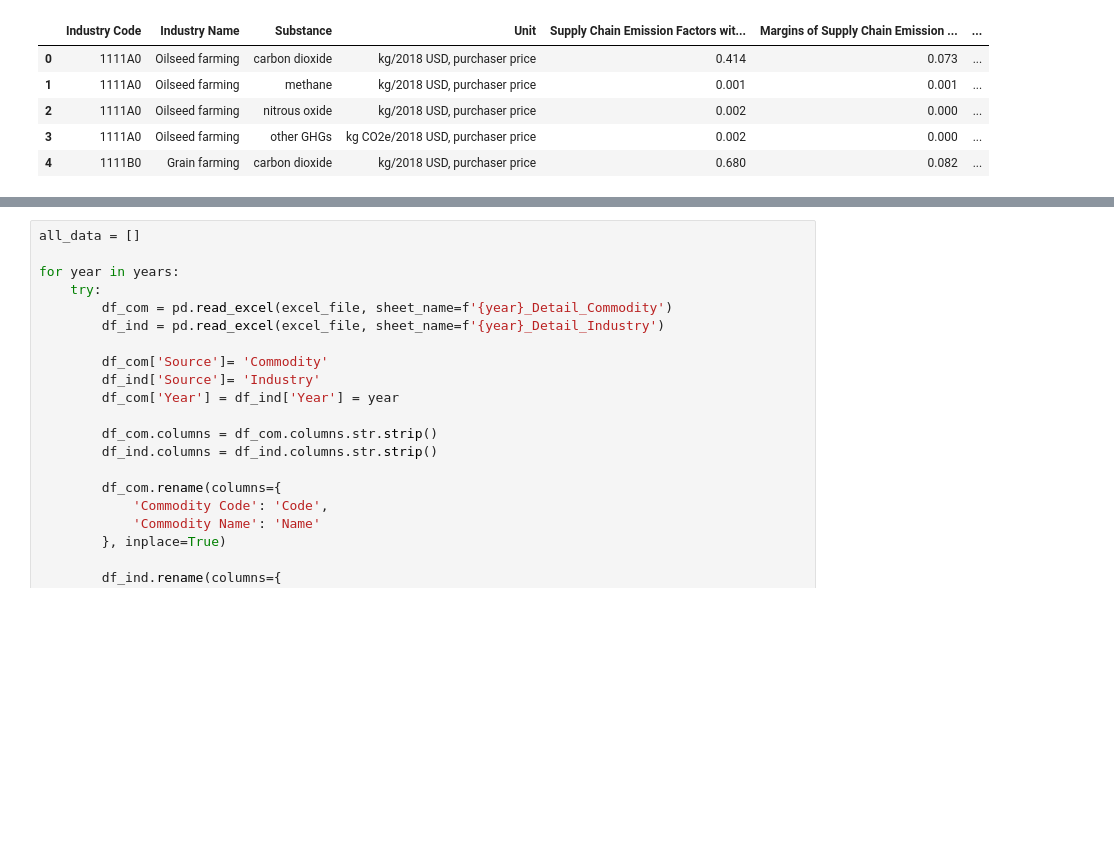
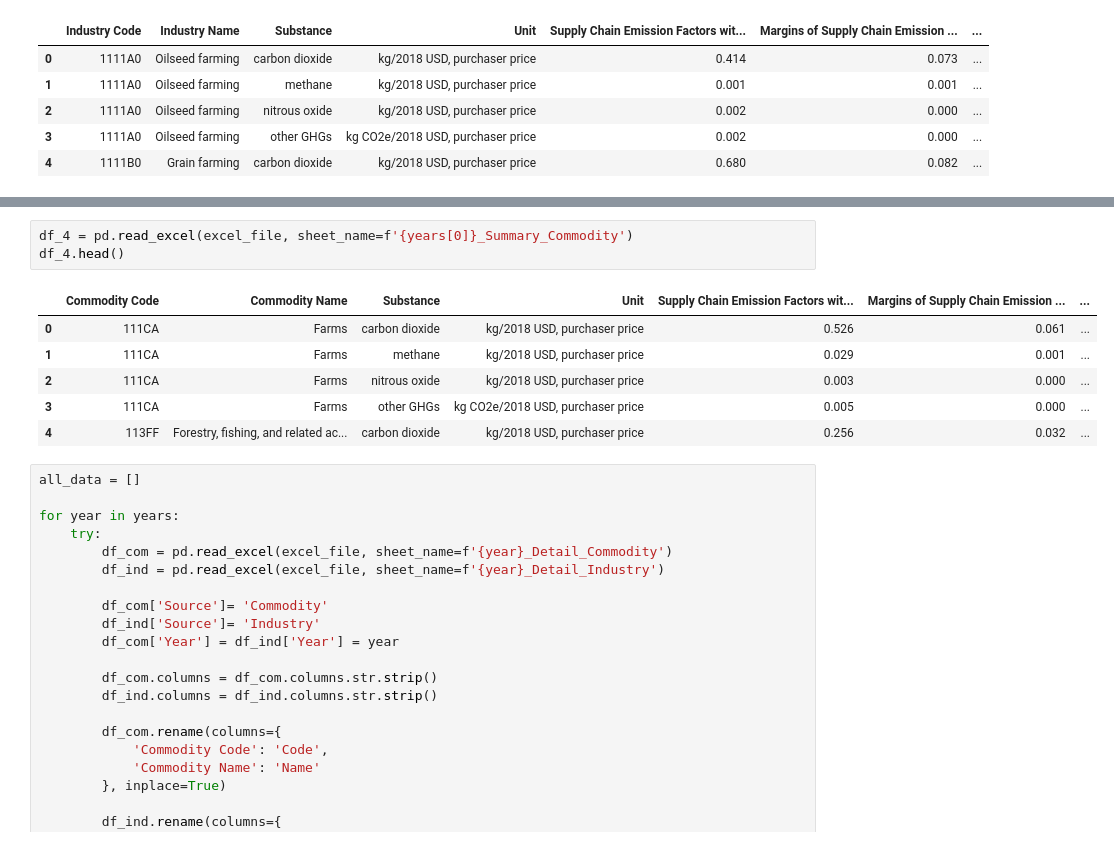
Before and after one commit to sahilbhatt99/Greenhouse, a Jupyter notebook: GreenhouseEmissionPrediction.ipynb, the cells around one changed output, grey strips where cells are left out. Saved outputs shown, nothing was run; the diff lists cells and outputs as text; blank space fills up the shorter version.

```diff
--- a/GreenhouseEmissionPrediction.ipynb
+++ b/GreenhouseEmissionPrediction.ipynb
@@ -43,3 +53,13 @@ df_2.head()
+# %%
+df_4 = pd.read_excel(excel_file, sheet_name=f'{years[0]}_Summary_Commodity')
+df_4.head()
+# %% [output]
+|  | Commodity Code | Commodity Name | Substance | Unit | Supply Chain Emission Factors wit... | Margins of Supply Chain Emission ... | ... |
+| 0 | 111CA | Farms | carbon dioxide | kg/2018 USD, purchaser price | 0.526 | 0.061 | ... |
+| 1 | 111CA | Farms | methane | kg/2018 USD, purchaser price | 0.029 | 0.001 | ... |
+| 2 | 111CA | Farms | nitrous oxide | kg/2018 USD, purchaser price | 0.003 | 0.000 | ... |
+| 3 | 111CA | Farms | other GHGs | kg CO2e/2018 USD, purchaser price | 0.005 | 0.000 | ... |
+| 4 | 113FF | Forestry, fishing, and related ac... | carbon dioxide | kg/2018 USD, purchaser price | 0.256 | 0.032 | ... |
 # %%
 all_data = []
 
```
Also changed, not shown: parts of 1 cell of this notebook.
